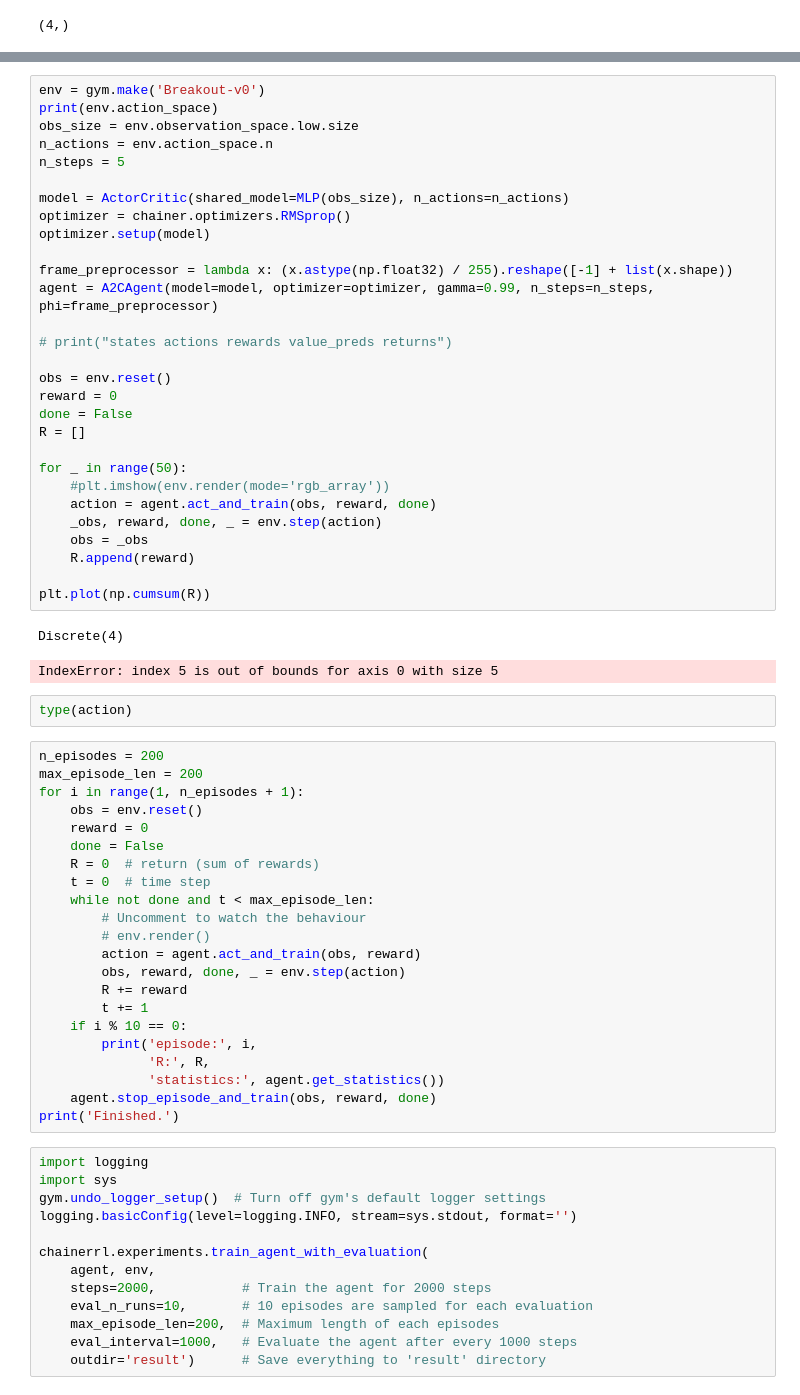
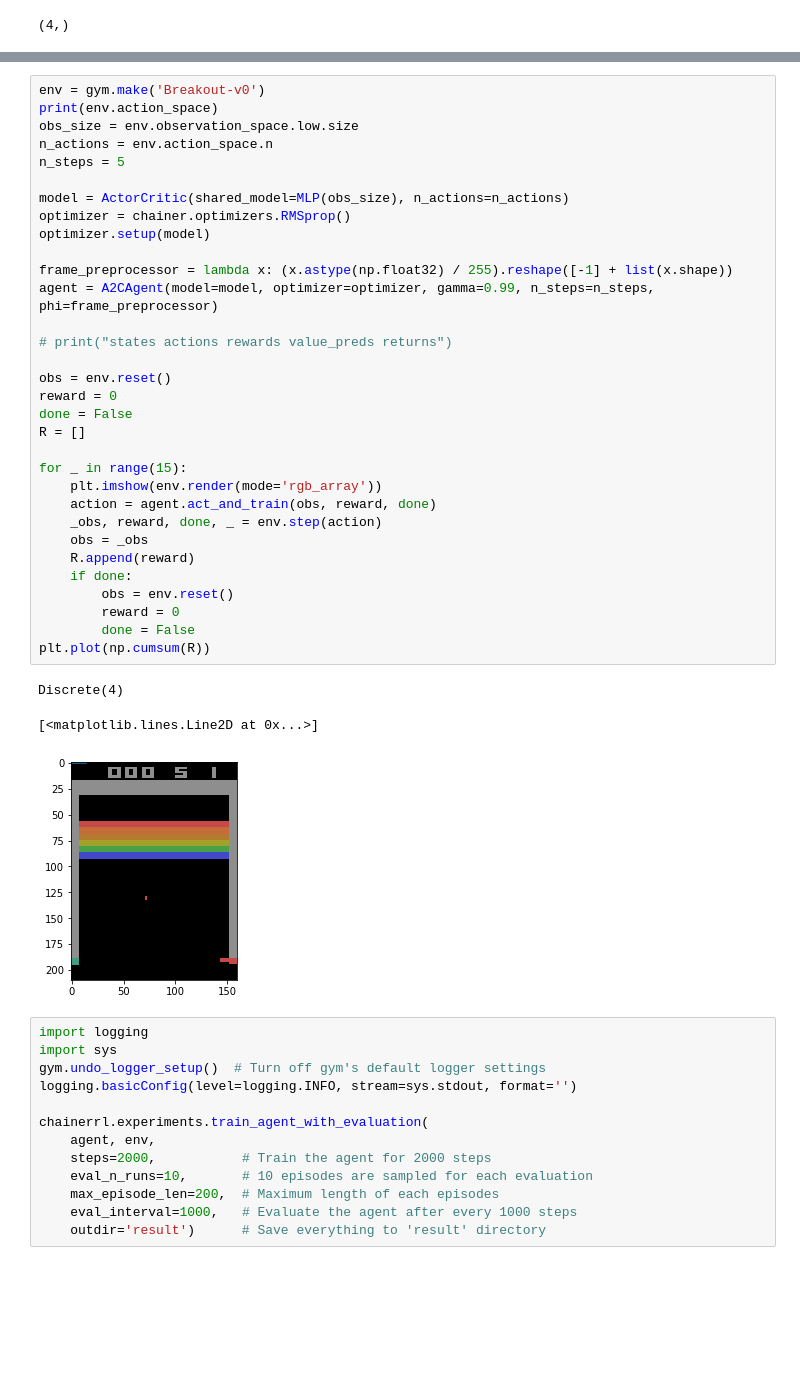
Before and after one commit to kgalias/FV4A2C, a Jupyter notebook: agenty.ipynb, the cells around one changed output, grey strips where cells are left out. Cells and saved outputs as stored; diff of their text form; blank space fills up the shorter version.

```diff
--- a/agenty.ipynb
+++ b/agenty.ipynb
@@ -276,59 +439,39 @@ array([3, 3, 3, 3, 2, 3, 3, 1, 3, 3])
 # %%
 env = gym.make('Breakout-v0')
 print(env.action_space)
 obs_size = env.observation_space.low.size
 n_actions = env.action_space.n
 n_steps = 5
 
 model = ActorCritic(shared_model=MLP(obs_size), n_actions=n_actions)
 optimizer = chainer.optimizers.RMSprop()
 optimizer.setup(model)
 
 frame_preprocessor = lambda x: (x.astype(np.float32) / 255).reshape([-1] + list(x.shape))
 agent = A2CAgent(model=model, optimizer=optimizer, gamma=0.99, n_steps=n_steps, phi=frame_preprocessor)
 
 # print("states actions rewards value_preds returns")
 
 obs = env.reset()
 reward = 0
 done = False
 R = []
 
-for _ in range(50):
-    #plt.imshow(env.render(mode='rgb_array'))
+for _ in range(15):
+    plt.imshow(env.render(mode='rgb_array'))
     action = agent.act_and_train(obs, reward, done)
     _obs, reward, done, _ = env.step(action)
     obs = _obs
     R.append(reward)
-
+    if done:
+        obs = env.reset()
+        reward = 0
+        done = False
 plt.plot(np.cumsum(R))
 # %% [output]
 Discrete(4)
-IndexError: index 5 is out of bounds for axis 0 with size 5
+[<matplotlib.lines.Line2D at 0x...>]
+[figure, added]
-# %%
-type(action)
-# %%
-n_episodes = 200
-max_episode_len = 200
-for i in range(1, n_episodes + 1):
-    obs = env.reset()
-    reward = 0
-    done = False
-    R = 0  # return (sum of rewards)
-    t = 0  # time step
-    while not done and t < max_episode_len:
-        # Uncomment to watch the behaviour
-        # env.render()
-        action = agent.act_and_train(obs, reward)
-        obs, reward, done, _ = env.step(action)
-        R += reward
-        t += 1
-    if i % 10 == 0:
-        print('episode:', i,
-              'R:', R,
-              'statistics:', agent.get_statistics())
-    agent.stop_episode_and_train(obs, reward, done)
-print('Finished.')
 # %%
 import logging
 import sys
```
Also changed, not shown: parts of 20 cells of this notebook.
